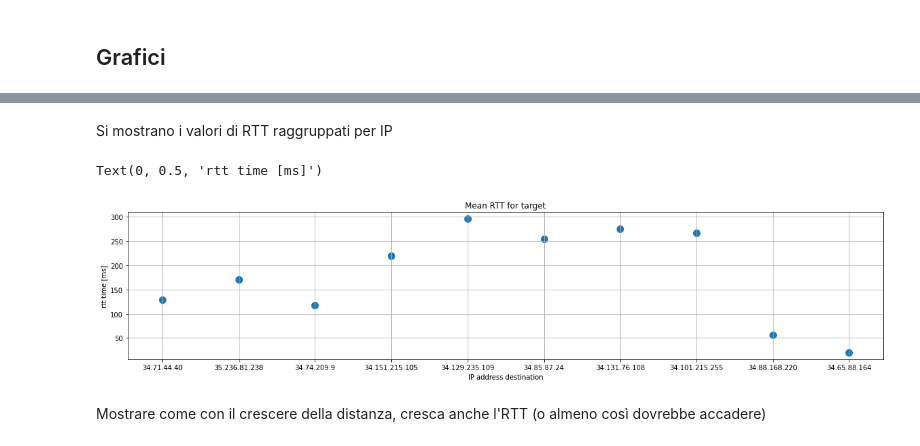
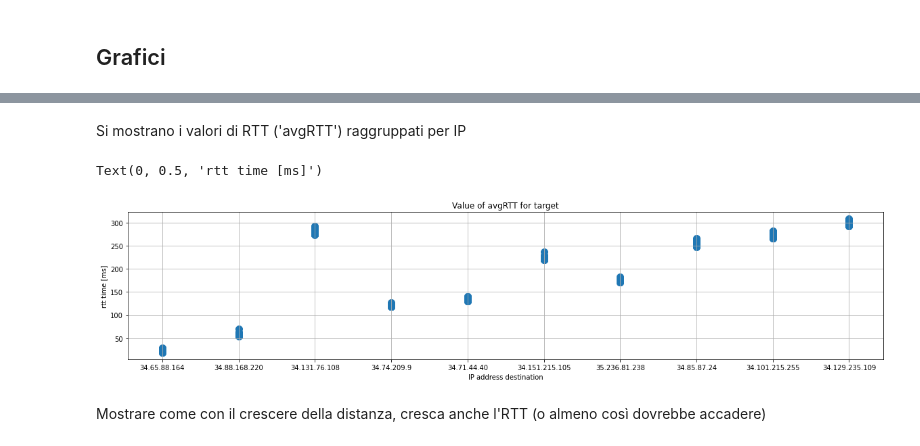
Before and after one commit to Davide-Lotito/EDI_labs, a Jupyter notebook: lab1/notebook/notebook.ipynb, the cells around one changed output, grey strips where cells are left out. Drawn from its saved outputs; the diff is of its cells as text; code cells hidden in the pictures.

```diff
--- a/lab1/notebook/notebook.ipynb
+++ b/lab1/notebook/notebook.ipynb
@@ -117,0 +102,6 @@ df
+# %%
+for ip, loc in my_points.items():
+    lines = (df[df["destination"] == ip])
+    for ind in lines.index:
+        df.at[ind, 'Longitude'] = loc.x
+        df.at[ind, 'Latitude'] = loc.y
@@ -117,0 +110,4 @@ df
+# %%
+for ind in df.index:
+    d = hs.haversine((my_point.y, my_point.x),(df.at[ind, 'Latitude'], df.at[ind, 'Longitude'])) #lat, long
+    df.at[ind, 'distance'] = d
@@ -118,5 +134,6 @@ df
 # %% [markdown]
 ## Ordinare per distanza minore
 # %%
-df.sort_values('distance')
+df = df.sort_values(['distance']).reset_index(drop=True)
+df
 # %% [output]
@@ -138,6 +156,0 @@ A parità di destinazione IP si calcola la media, della media, dell' RTT. Poi se
-# %%
-df.groupby("destination").avgRTT.mean().plot()
-plt.xlabel("IP address destination")
-plt.ylabel("mean ùrtt time [ms]")
-plt.rcParams["figure.figsize"] = (20, 4)
-plt.grid()
@@ -146,15 +157,15 @@ plt.grid()
 # %% [markdown]
-Si mostrano i valori di RTT raggruppati per IP
+Si mostrano i valori di RTT ('avgRTT') raggruppati per IP
 # %%
 df.plot.scatter(x = 'destination', y = 'avgRTT', s = 100)
 plt.grid()
 plt.rcParams["figure.figsize"] = (20, 4)
-plt.title("Mean RTT for target")
+plt.title("Value of avgRTT for target")
 plt.xlabel("IP address destination")
 plt.ylabel("rtt time [ms]")
 # %% [output]
 Text(0, 0.5, 'rtt time [ms]')
-[figure, old version]
+[figure, new version]
 # %% [markdown]
 Mostrare come con il crescere della distanza, cresca anche l'RTT (o almeno così dovrebbe accadere)
 # %%
```
Also changed, not shown: parts of 13 cells of this notebook, 31 other files.
